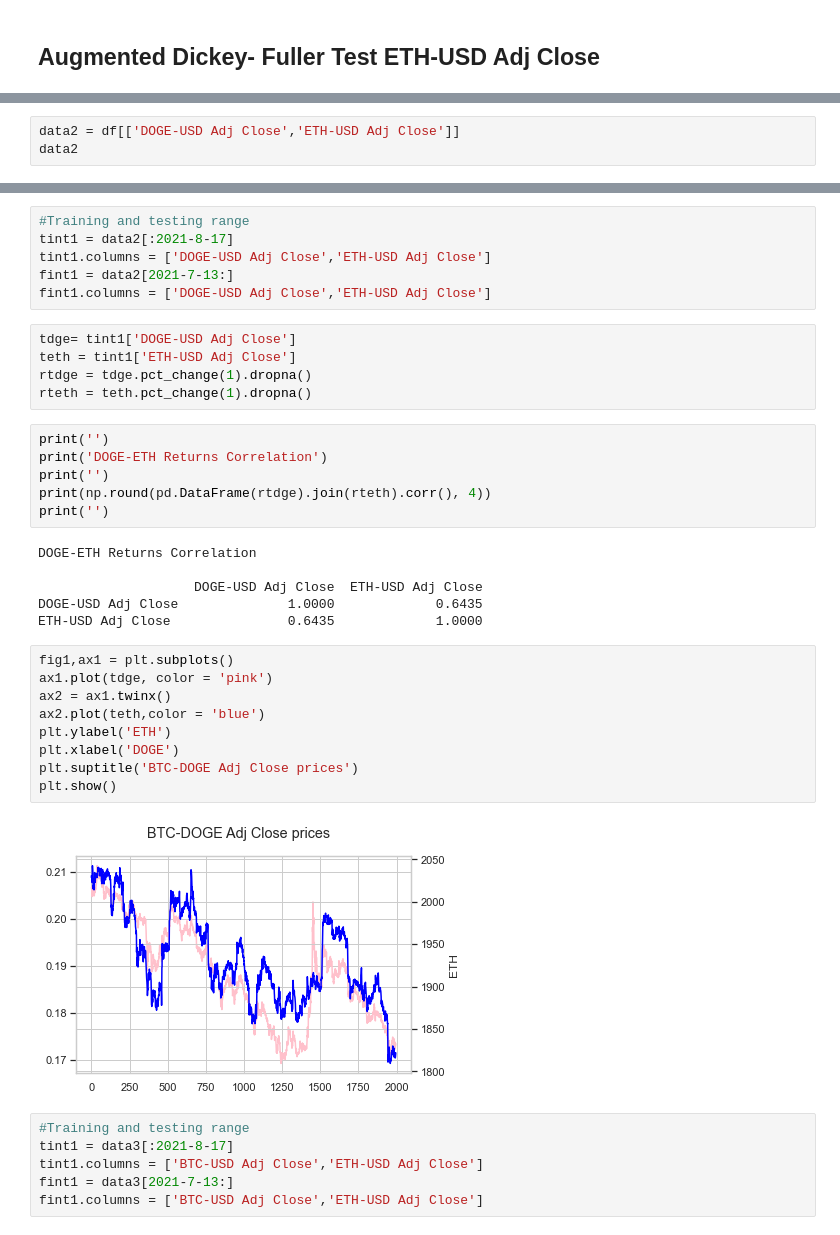
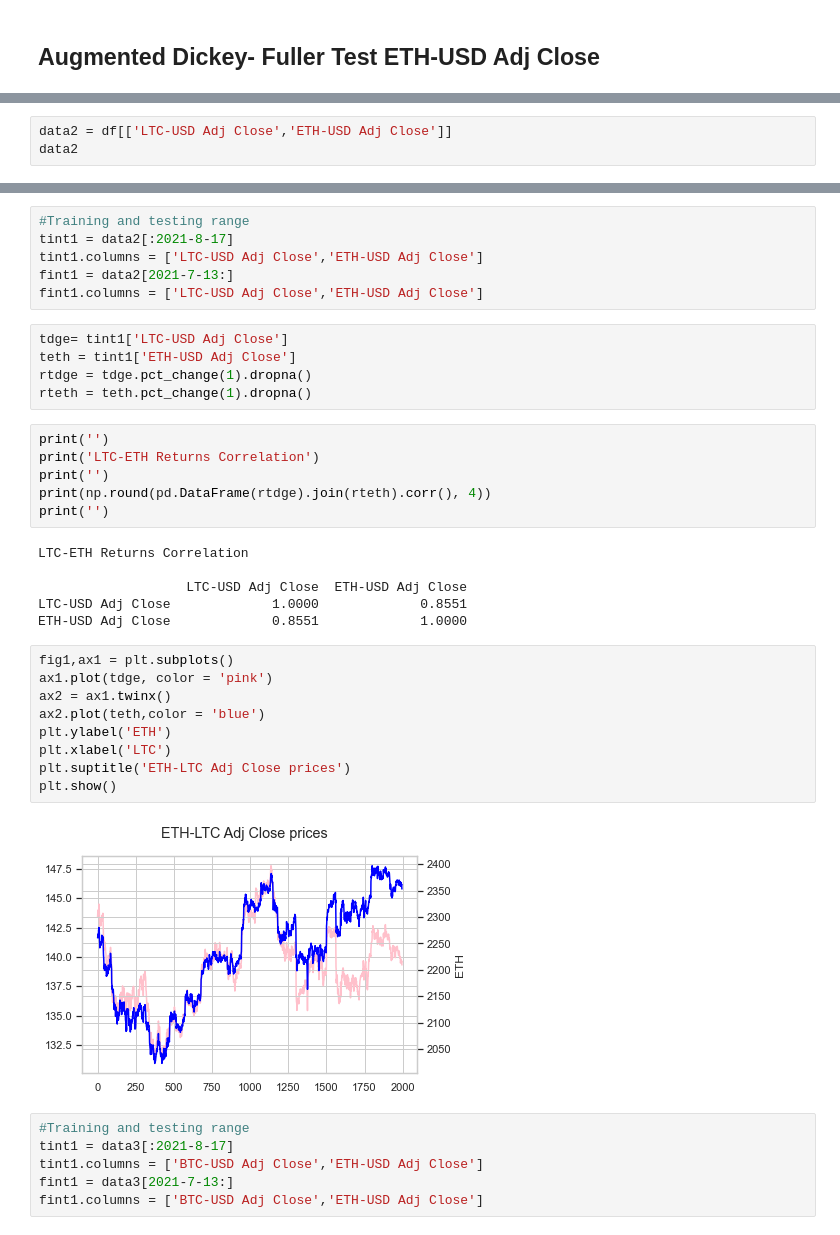
Before and after one commit to bachuamulya/CMF, a Jupyter notebook: dissertation - draft.ipynb, the cells around one changed output, grey strips where cells are left out. Saved outputs shown, nothing was run; the diff lists cells and outputs as text.

```diff
--- a/dissertation - draft.ipynb
+++ b/dissertation - draft.ipynb
@@ -241,4 +392,4 @@ data1
 # %%
-data2 = df[['DOGE-USD Adj Close','ETH-USD Adj Close']]
+data2 = df[['LTC-USD Adj Close','ETH-USD Adj Close']]
 data2
 # %% [output]
@@ -404,37 +597,37 @@ plt.show()
 # %%
 #Training and testing range
 tint1 = data2[:2021-8-17]
-tint1.columns = ['DOGE-USD Adj Close','ETH-USD Adj Close']
+tint1.columns = ['LTC-USD Adj Close','ETH-USD Adj Close']
 fint1 = data2[2021-7-13:]
-fint1.columns = ['DOGE-USD Adj Close','ETH-USD Adj Close']
+fint1.columns = ['LTC-USD Adj Close','ETH-USD Adj Close']
 # %%
-tdge= tint1['DOGE-USD Adj Close']
+tdge= tint1['LTC-USD Adj Close']
 teth = tint1['ETH-USD Adj Close']
 rtdge = tdge.pct_change(1).dropna()
 rteth = teth.pct_change(1).dropna()
 # %%
 print('')
-print('DOGE-ETH Returns Correlation')
+print('LTC-ETH Returns Correlation')
 print('')
 print(np.round(pd.DataFrame(rtdge).join(rteth).corr(), 4))
 print('')
 # %% [output]
-DOGE-ETH Returns Correlation
+LTC-ETH Returns Correlation
 
-                    DOGE-USD Adj Close  ETH-USD Adj Close
-DOGE-USD Adj Close              1.0000             0.6435
-ETH-USD Adj Close               0.6435             1.0000
+                   LTC-USD Adj Close  ETH-USD Adj Close
+LTC-USD Adj Close             1.0000             0.8551
+ETH-USD Adj Close             0.8551             1.0000
 # %%
 fig1,ax1 = plt.subplots()
 ax1.plot(tdge, color = 'pink')
 ax2 = ax1.twinx()
 ax2.plot(teth,color = 'blue')
 plt.ylabel('ETH')
-plt.xlabel('DOGE')
-plt.suptitle('BTC-DOGE Adj Close prices')
+plt.xlabel('LTC')
+plt.suptitle('ETH-LTC Adj Close prices')
 plt.show()
 # %% [output]
-[figure, old version]
+[figure, new version]
 # %%
 #Training and testing range
 tint1 = data3[:2021-8-17]
```
Also changed, not shown: parts of 58 cells of this notebook.
